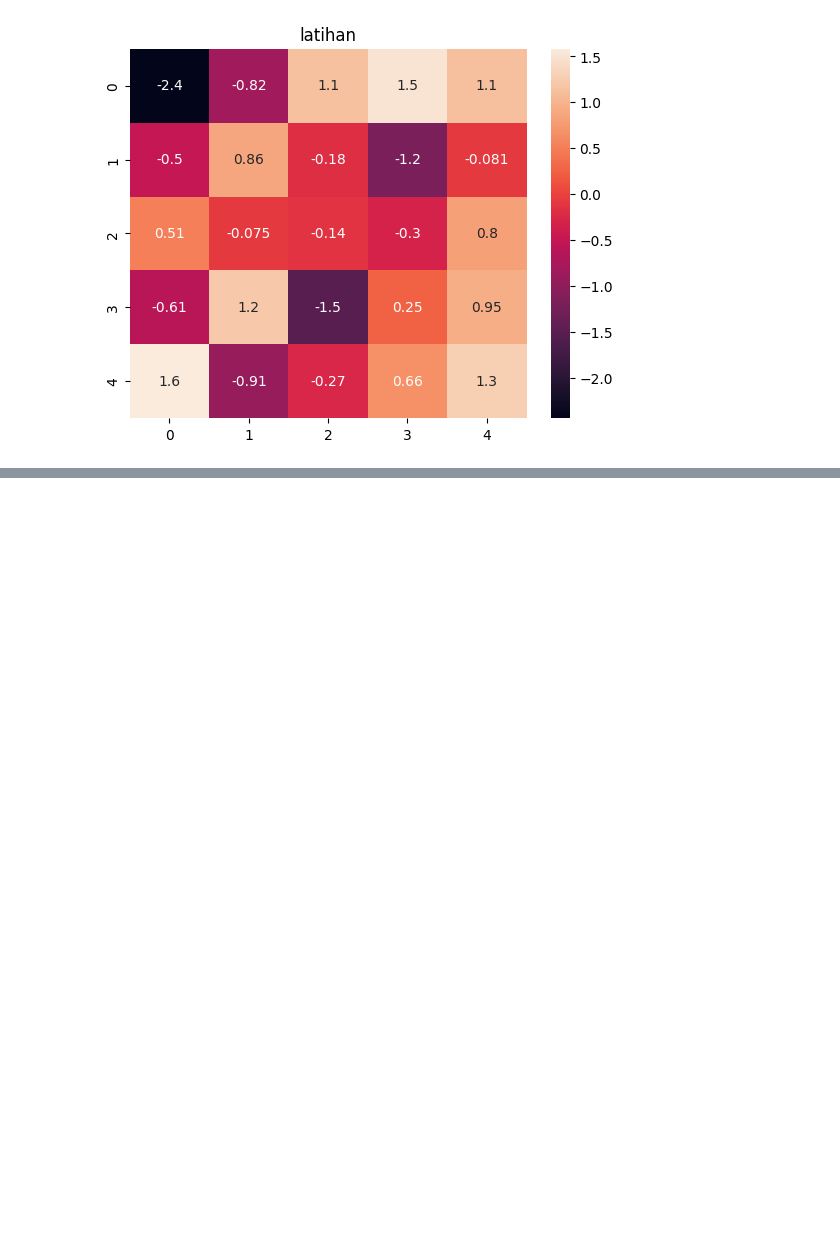
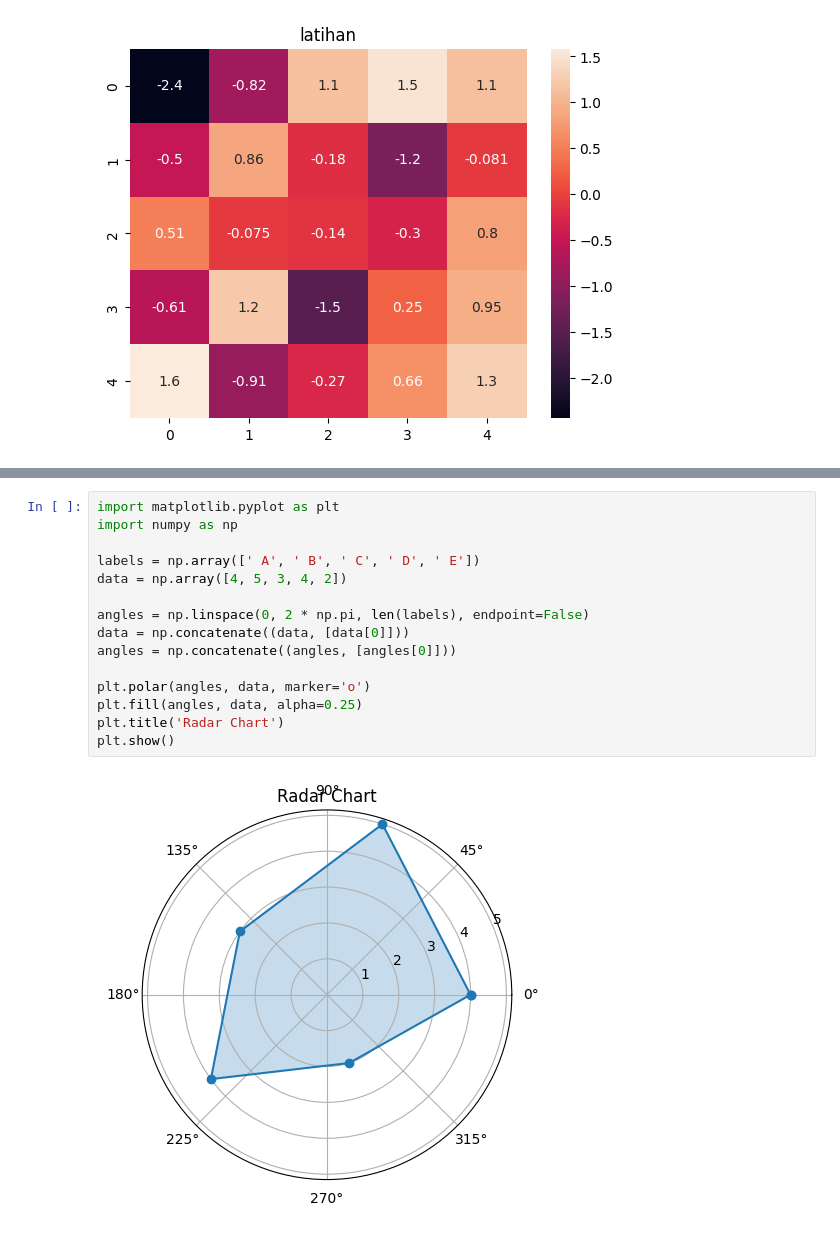
Before and after one commit to yandri918/Belajar-python, a Jupyter notebook: Latihan_table.ipynb, the cells around one changed output, grey strips where cells are left out. Drawn from its saved outputs; the diff is of its cells as text; blank space fills up the shorter version.

```diff
--- a/Latihan_table.ipynb
+++ b/Latihan_table.ipynb
@@ -88,0 +117,17 @@ plt.show()
+# %%
+import matplotlib.pyplot as plt
+import numpy as np
+
+labels = np.array([' A', ' B', ' C', ' D', ' E'])
+data = np.array([4, 5, 3, 4, 2])
+
+angles = np.linspace(0, 2 * np.pi, len(labels), endpoint=False)
+data = np.concatenate((data, [data[0]]))
+angles = np.concatenate((angles, [angles[0]]))
+
+plt.polar(angles, data, marker='o')
+plt.fill(angles, data, alpha=0.25)
+plt.title('Radar Chart')
+plt.show()
+# %% [output]
+[figure, added]
```
Also changed, not shown: parts of 2 cells of this notebook.
